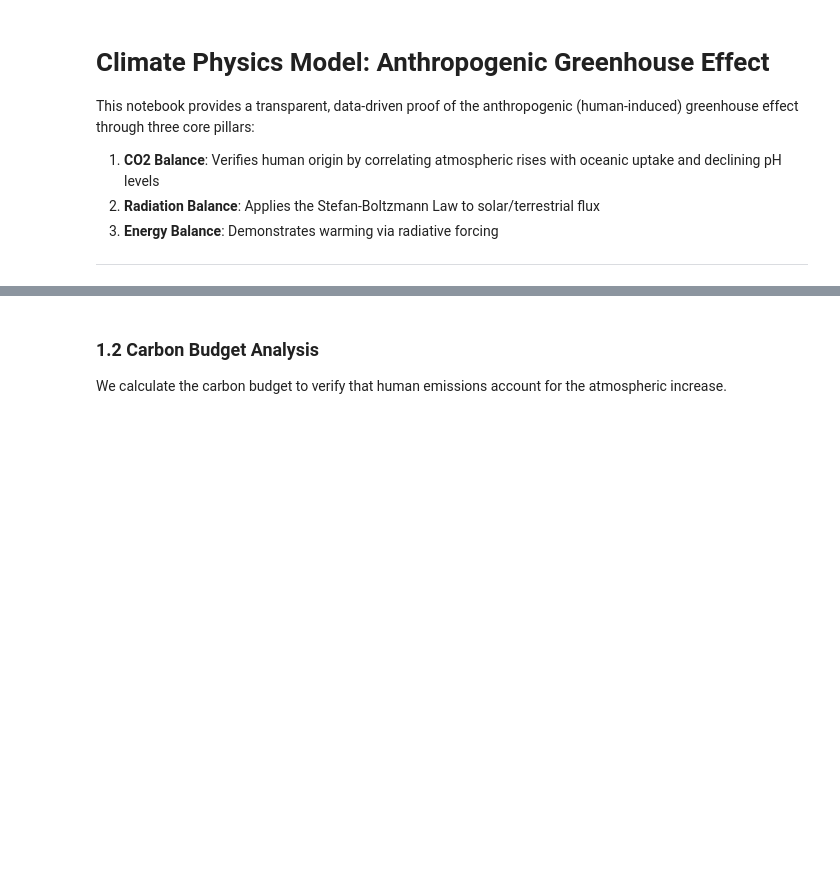
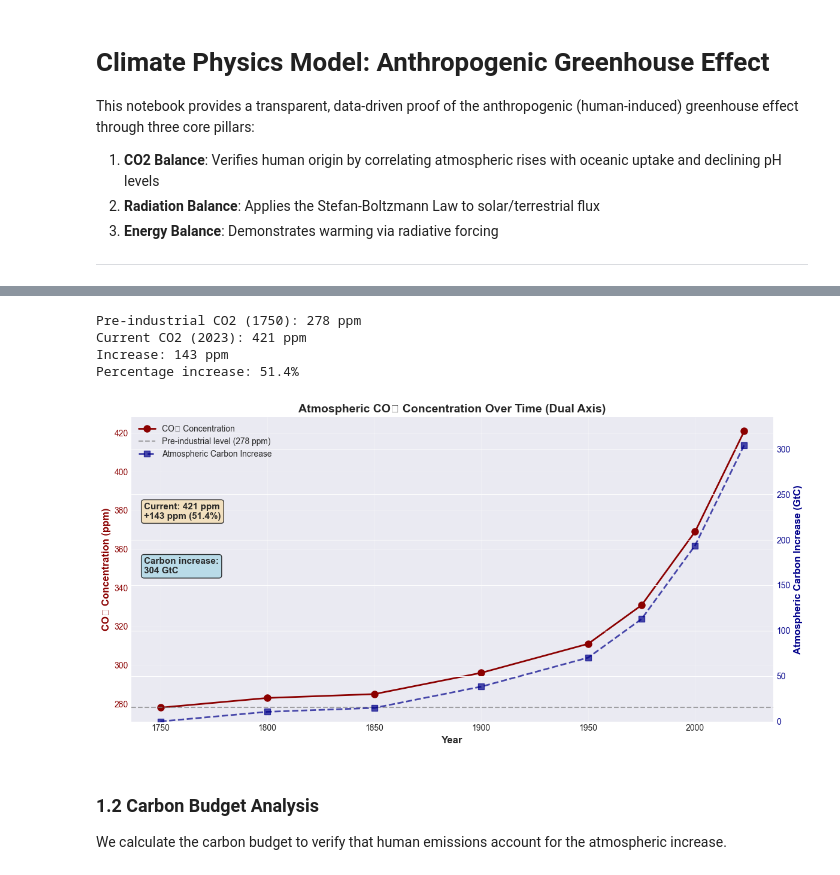
Before and after one commit to ToWelf/easy-check-climate-physics-co2-radiation-balance, a Jupyter notebook: climate_physics_model.ipynb, the cells around one changed output, grey strips where cells are left out. Saved outputs shown, nothing was run; the diff lists cells and outputs as text; code cells hidden in the pictures; blank space fills up the shorter version.

```diff
--- a/climate_physics_model.ipynb
+++ b/climate_physics_model.ipynb
@@ -52,3 +885,64 @@ plt.show()
+# %%
+# Historical CO2 concentrations (ppm) from pre-industrial to present
+# Data based on ice core records and Mauna Loa observations
+
+print("Pre-industrial CO2 (1750):", co2_ppm[0], "ppm")
+print("Current CO2 (2023):", co2_ppm[-1], "ppm")
+print("Increase:", co2_ppm[-1] - co2_ppm[0], "ppm")
+print("Percentage increase:", f"{((co2_ppm[-1] / co2_ppm[0]) - 1) * 100:.1f}%")
+# %% [output]
+Pre-industrial CO2 (1750): 278 ppm
+Current CO2 (2023): 421 ppm
+Increase: 143 ppm
+Percentage increase: 51.4%
+# %%
+# Plot atmospheric CO2 trend over time and add GtC increase line on additional axes
+fig, ax1 = plt.subplots(figsize=(12, 6))
+
+# Plot CO2 concentration on primary y-axis
+color1 = 'darkred'
+ax1.plot(years, co2_ppm, 'o-', linewidth=2, markersize=8, color=color1, label='CO₂ Concentration')
+ax1.axhline(y=278, color='gray', linestyle='--', alpha=0.7, label='Pre-industrial level (278 ppm)')
+ax1.set_xlabel('Year', fontsize=12, fontweight='bold')
+ax1.set_ylabel('CO₂ Concentration (ppm)', fontsize=12, fontweight='bold', color=color1)
+ax1.tick_params(axis='y', labelcolor=color1)
+ax1.grid(True, alpha=0.3)
+
+# Create secondary y-axis for carbon increase in GtC
+ax2 = ax1.twinx()
+color2 = 'darkblue'
+
+# Calculate atmospheric carbon increase from pre-industrial baseline
+co2_increase_from_preindustrial = co2_ppm - co2_ppm[0]  # ppm increase
+carbon_increase_GtC = co2_increase_from_preindustrial * mass_C_per_ppm_GtC  # Convert to GtC
+
+ax2.plot(years, carbon_increase_GtC, 's--', linewidth=2, markersize=7, color=color2,
+         alpha=0.7, label='Atmospheric Carbon Increase')
+ax2.set_ylabel('Atmospheric Carbon Increase (GtC)', fontsize=12, fontweight='bold', color=color2)
+ax2.tick_params(axis='y', labelcolor=color2)
+ax2.set_ylim([0, max(carbon_increase_GtC) * 1.1])
+
+# Combine legends
+lines1, labels1 = ax1.get_legend_handles_labels()
+lines2, labels2 = ax2.get_legend_handles_labels()
+ax1.legend(lines1 + lines2, labels1 + labels2, loc='upper left', fontsize=10)
+
+# Add annotations - both on left side, stacked below legend
+ax1.text(0.02, 0.72, f'Current: {co2_ppm[-1]} ppm\n+{co2_increase_from_preindustrial[-1]:.0f} ppm ({((co2_ppm[-1]/co2_ppm[0])-1)*100:.1f}%)',
+         transform=ax1.transAxes, fontsize=11, fontweight='bold',
+         verticalalignment='top', horizontalalignment='left',
+         bbox=dict(boxstyle='round', facecolor='wheat', alpha=0.8))
+
+ax2.text(0.02, 0.54, f'Carbon increase:\n{carbon_increase_GtC[-1]:.0f} GtC',
+         transform=ax2.transAxes, fontsize=11, fontweight='bold',
+         verticalalignment='top', horizontalalignment='left',
+         bbox=dict(boxstyle='round', facecolor='lightblue', alpha=0.8))
+
+ax1.set_title('Atmospheric CO₂ Concentration Over Time (Dual Axis)', fontsize=14, fontweight='bold')
+fig.tight_layout()
+plt.show()
+# %% [output]
+[figure, added]
 # %% [markdown]
 ### 1.2 Carbon Budget Analysis
 
```
Also changed, not shown: parts of 48 cells of this notebook, 2 other files.
